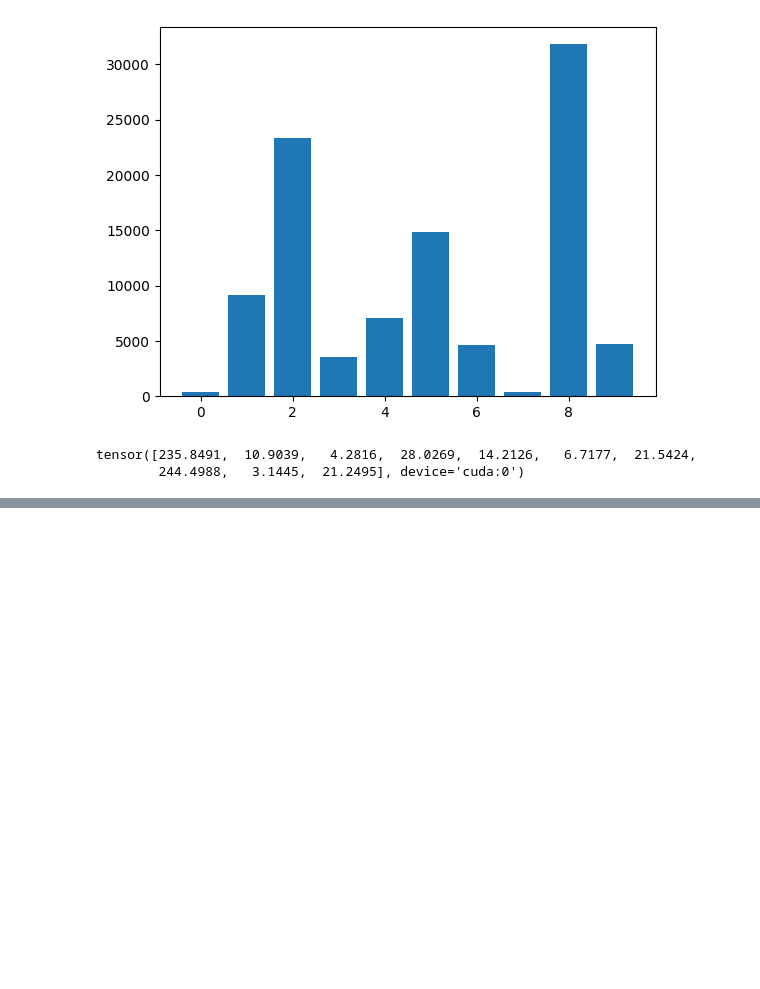
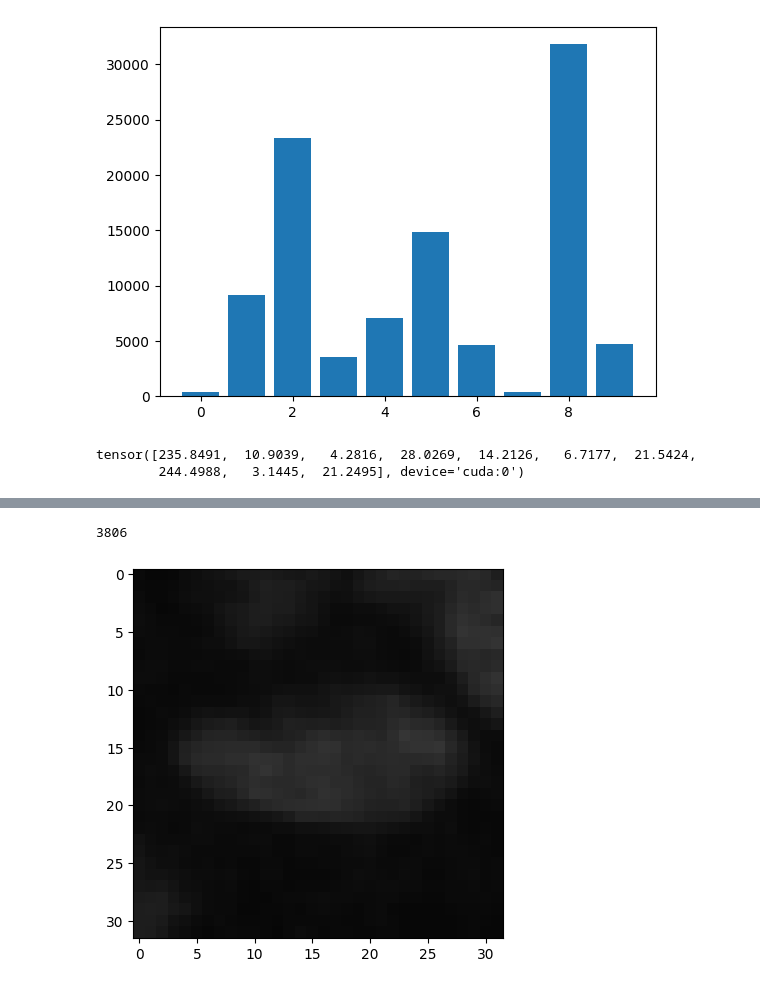
Before and after one commit to patrykkozuch/ensemble-ai, a Jupyter notebook: task_3/task_3.ipynb, the cells around one changed output, grey strips where cells are left out. Cells and saved outputs as stored; diff of their text form; code cells hidden in the pictures; blank space fills up the shorter version.

```diff
--- a/task_3/task_3.ipynb
+++ b/task_3/task_3.ipynb
@@ -88,5 +120,6 @@ train_dataset.compute_transform()
 # %%
 train_dataloader = DataLoader(train_dataset, batch_size=128, shuffle=True, num_workers=16, pin_memory=True)
+valid_dataloader = DataLoader(valid_dataset, batch_size=128, shuffle=True, num_workers=16, pin_memory=True)
 # %%
 # labels = {}
 
@@ -183,10 +163,10 @@ plt.show()
 # %%
-model = models.resnet18(pretrained=True).to(device)
+model = models.resnet50(pretrained=True).to(device)
 
 for param in model.parameters():
     param.requires_grad = False
 
-model.fc = nn.Linear(512, 10).to(device)
+model.fc = nn.Linear(2048, 10).to(device)
 # %%
 total_count = sum(labels.values())
 class_weights = [total_count / labels[label] for label in sorted(labels.keys())]
@@ -200,3 +180,22 @@ optimizer = optim.Adam(model.parameters(), lr=0.001)
 criterion = nn.CrossEntropyLoss(weight=class_weights)
+# %%
+def get_some_worst_prediction_images(model: nn.Module, dataloader: DataLoader, limit_proba: float = 0.01) -> list[tuple[torch.Tensor, float]]:
+    worst_images_return = []
+
+    for _, imgs, labels in dataloader:
+        imgs = imgs.to(device)
+        labels = labels.to(device)
+
+        outputs = model(imgs)
+        labels_pred_proba = torch.softmax(outputs, dim=1)
+        real_labels_proba = labels_pred_proba[torch.arange(labels.size(0)), labels]
+
+        is_worst = real_labels_proba < limit_proba
+        worst_images = imgs[is_worst]
+
+        for i in range(worst_images.size(0)):
+            worst_images_return.append((worst_images[i], real_labels_proba[i].item()))
+
+    return worst_images_return
 # %%
 def train(model: nn.Module, optimizer: optim.Optimizer, criterion, train_dataloader: DataLoader,
@@ -281,0 +313,10 @@ Epoch: 9 Loss: 0.0039380763626098636 Accuracy: 0.56158
+# %%
+worst_images = get_some_worst_prediction_images(model, valid_dataloader, 0.1)
+print(len(worst_images))
+# %% [output]
+3806
+# %%
+plt.imshow(worst_images[21][0].cpu().permute(1, 2, 0))
+plt.show()
+# %% [output]
+[figure, added]
```
Also changed, not shown: parts of 11 cells of this notebook.
